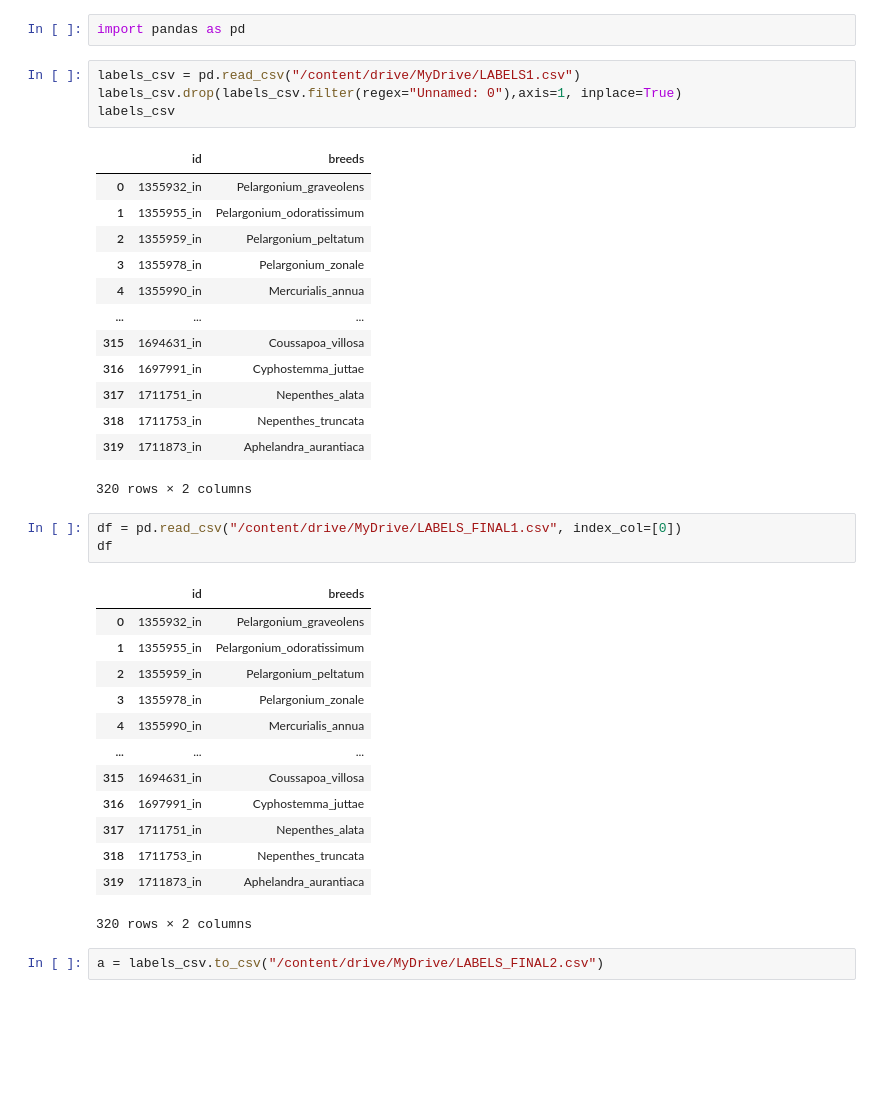
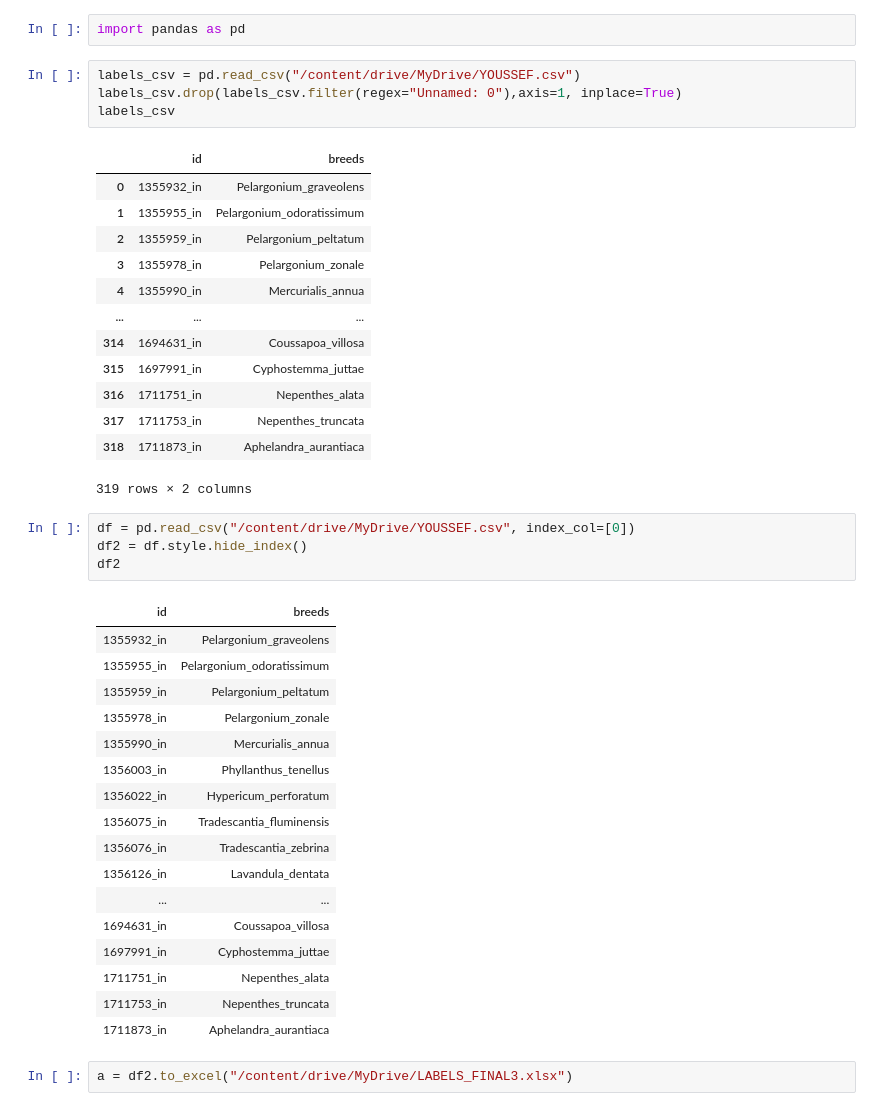
Before and after one commit to youssefbourais0310/python_tutorial, a Jupyter notebook: data1.ipynb, the cells around one changed output. Drawn from its saved outputs; the diff is of its cells as text; blank space fills up the shorter version.

```diff
--- a/data1.ipynb
+++ b/data1.ipynb
@@ -3,7 +3,7 @@
 # %%
 import pandas as pd
 # %%
-labels_csv = pd.read_csv("/content/drive/MyDrive/LABELS1.csv")
+labels_csv = pd.read_csv("/content/drive/MyDrive/YOUSSEF.csv")
 labels_csv.drop(labels_csv.filter(regex="Unnamed: 0"),axis=1, inplace=True)
 labels_csv
 # %% [output]
@@ -14,28 +14,33 @@ labels_csv
 | 3 | 1355978_in | Pelargonium_zonale |
 | 4 | 1355990_in | Mercurialis_annua |
 | ... | ... | ... |
-| 315 | 1694631_in | Coussapoa_villosa |
-| 316 | 1697991_in | Cyphostemma_juttae |
-| 317 | 1711751_in | Nepenthes_alata |
-| 318 | 1711753_in | Nepenthes_truncata |
-| 319 | 1711873_in | Aphelandra_aurantiaca |
+| 314 | 1694631_in | Coussapoa_villosa |
+| 315 | 1697991_in | Cyphostemma_juttae |
+| 316 | 1711751_in | Nepenthes_alata |
+| 317 | 1711753_in | Nepenthes_truncata |
+| 318 | 1711873_in | Aphelandra_aurantiaca |
-320 rows × 2 columns
+319 rows × 2 columns
 # %%
-df = pd.read_csv("/content/drive/MyDrive/LABELS_FINAL1.csv", index_col=[0])
-df
+df = pd.read_csv("/content/drive/MyDrive/YOUSSEF.csv", index_col=[0])
+df2 = df.style.hide_index()
+df2
 # %% [output]
-|  | id | breeds |
-| 0 | 1355932_in | Pelargonium_graveolens |
-| 1 | 1355955_in | Pelargonium_odoratissimum |
-| 2 | 1355959_in | Pelargonium_peltatum |
-| 3 | 1355978_in | Pelargonium_zonale |
-| 4 | 1355990_in | Mercurialis_annua |
-| ... | ... | ... |
-| 315 | 1694631_in | Coussapoa_villosa |
-| 316 | 1697991_in | Cyphostemma_juttae |
-| 317 | 1711751_in | Nepenthes_alata |
-| 318 | 1711753_in | Nepenthes_truncata |
-| 319 | 1711873_in | Aphelandra_aurantiaca |
+| id | breeds |
+| 1355932_in | Pelargonium_graveolens |
+| 1355955_in | Pelargonium_odoratissimum |
+| 1355959_in | Pelargonium_peltatum |
+| 1355978_in | Pelargonium_zonale |
+| 1355990_in | Mercurialis_annua |
+| 1356003_in | Phyllanthus_tenellus |
+| 1356022_in | Hypericum_perforatum |
+| 1356075_in | Tradescantia_fluminensis |
+| 1356076_in | Tradescantia_zebrina |
+| 1356126_in | Lavandula_dentata |
+| ... | ... |
+| 1694631_in | Coussapoa_villosa |
+| 1697991_in | Cyphostemma_juttae |
+| 1711751_in | Nepenthes_alata |
+| 1711753_in | Nepenthes_truncata |
+| 1711873_in | Aphelandra_aurantiaca |
-320 rows × 2 columns
 # %%
-a = labels_csv.to_csv("/content/drive/MyDrive/LABELS_FINAL2.csv")
+a = df2.to_excel("/content/drive/MyDrive/LABELS_FINAL3.xlsx")
```
Also changed, not shown: parts of 2 cells of this notebook.
